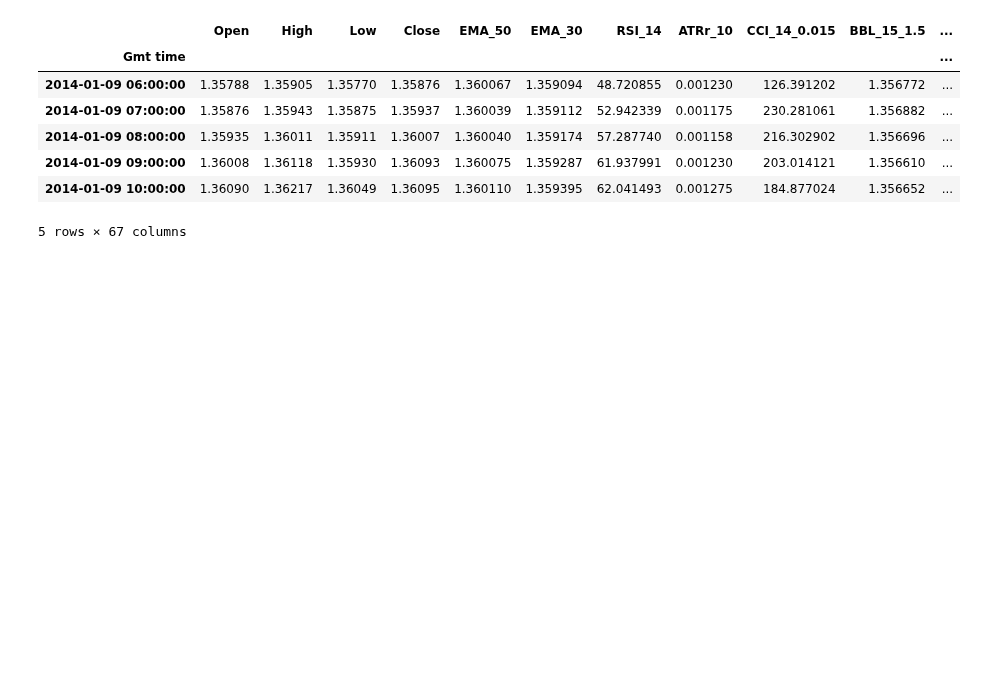
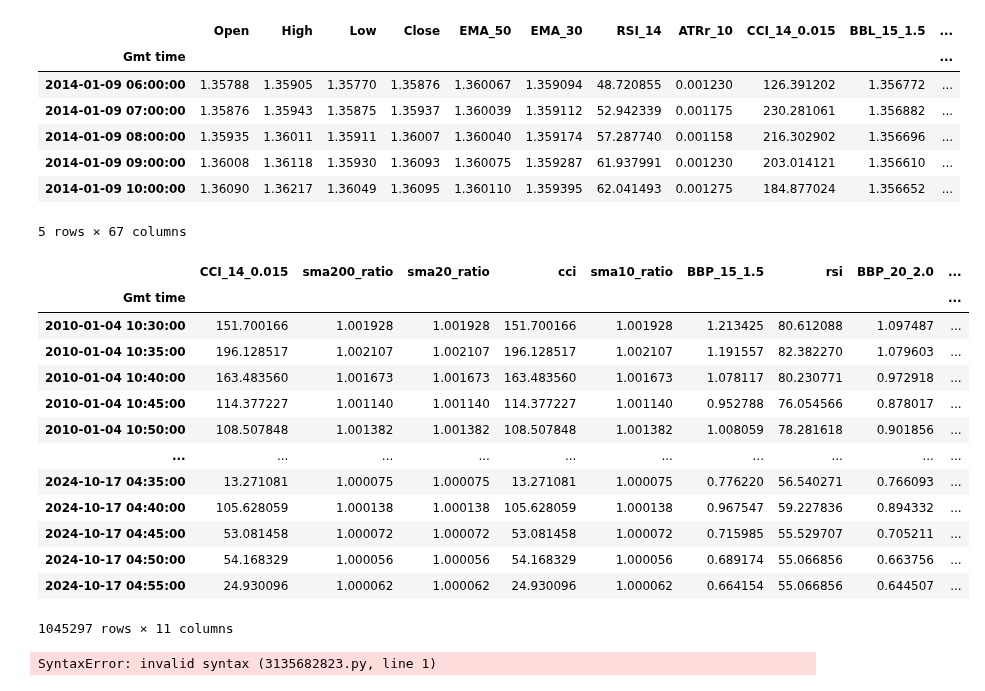
Before and after one commit to saeedeyvazy/forex, a Jupyter notebook: src/ML_Metatrader_Daily.ipynb, the cells around one changed output. Saved outputs shown, nothing was run; the diff lists cells and outputs as text; code cells hidden in the pictures; blank space fills up the shorter version.

```diff
--- a/src/ML_Metatrader_Daily.ipynb
+++ b/src/ML_Metatrader_Daily.ipynb
@@ -101,27 +108,3 @@ df = pd.concat([df, ichimoku_data[0]], axis=1)
-# %%
-df['prev_fast_sma'] = df['sma30'].shift(1)
-# %%
-from tqdm import tqdm
-import numpy as np
-
-def find_crossover(fast_sma, prev_fast_sma, slow_sma):
-
-    if fast_sma > slow_sma and prev_fast_sma < slow_sma:
-        return 1
-    elif fast_sma < slow_sma and prev_fast_sma > slow_sma:
-        return 2
-
-    return 0
-
-
-tqdm.pandas()
-df.reset_index(inplace=True)
-
-
-df['crossover'] = np.vectorize(find_crossover)(df['sma15'], df['prev_fast_sma'], df['sma50'])
-# %%
-df.reset_index(drop=True, inplace=True)
-df.set_index('Gmt time', inplace=True)
 # %%
 import numpy as np
 
@@ -168,7 +151,7 @@ classifiers = [
     # XGBClassifier(random_state = 42),
     # LGBMClassifier(random_state = 42),
     # AdaBoostClassifier(random_state = 42, n_estimators=45, algorithm='SAMME.R', learning_rate=1.03),
-    RandomForestClassifier(random_state = 42, max_depth=30,min_samples_leaf=20, n_estimators=7)
+    RandomForestClassifier(min_samples_split=70, max_depth=20, n_estimators=45)
 ]
 
 #  Iterating over classifiers in the list above, training, and evaluating them
@@ -358,3 +339,24 @@ acc score :  0.8948722854682866
 | 2014-01-09 09:00:00 | 1.36008 | 1.36118 | 1.35930 | 1.36093 | 1.360075 | 1.359287 | 61.937991 | 0.001230 | 203.014121 | 1.356610 | ... |
 | 2014-01-09 10:00:00 | 1.36090 | 1.36217 | 1.36049 | 1.36095 | 1.360110 | 1.359395 | 62.041493 | 0.001275 | 184.877024 | 1.356652 | ... |
 5 rows × 67 columns
+# %%
+df[feature_importances[feature_importances.Importance > .01].index]
+# %% [output]
+|  | CCI_14_0.015 | sma200_ratio | sma20_ratio | cci | sma10_ratio | BBP_15_1.5 | rsi | BBP_20_2.0 | ... |
+| Gmt time |  |  |  |  |  |  |  |  | ... |
+| 2010-01-04 10:30:00 | 151.700166 | 1.001928 | 1.001928 | 151.700166 | 1.001928 | 1.213425 | 80.612088 | 1.097487 | ... |
+| 2010-01-04 10:35:00 | 196.128517 | 1.002107 | 1.002107 | 196.128517 | 1.002107 | 1.191557 | 82.382270 | 1.079603 | ... |
+| 2010-01-04 10:40:00 | 163.483560 | 1.001673 | 1.001673 | 163.483560 | 1.001673 | 1.078117 | 80.230771 | 0.972918 | ... |
+| 2010-01-04 10:45:00 | 114.377227 | 1.001140 | 1.001140 | 114.377227 | 1.001140 | 0.952788 | 76.054566 | 0.878017 | ... |
+| 2010-01-04 10:50:00 | 108.507848 | 1.001382 | 1.001382 | 108.507848 | 1.001382 | 1.008059 | 78.281618 | 0.901856 | ... |
+| ... | ... | ... | ... | ... | ... | ... | ... | ... | ... |
+| 2024-10-17 04:35:00 | 13.271081 | 1.000075 | 1.000075 | 13.271081 | 1.000075 | 0.776220 | 56.540271 | 0.766093 | ... |
+| 2024-10-17 04:40:00 | 105.628059 | 1.000138 | 1.000138 | 105.628059 | 1.000138 | 0.967547 | 59.227836 | 0.894332 | ... |
+| 2024-10-17 04:45:00 | 53.081458 | 1.000072 | 1.000072 | 53.081458 | 1.000072 | 0.715985 | 55.529707 | 0.705211 | ... |
+| 2024-10-17 04:50:00 | 54.168329 | 1.000056 | 1.000056 | 54.168329 | 1.000056 | 0.689174 | 55.066856 | 0.663756 | ... |
+| 2024-10-17 04:55:00 | 24.930096 | 1.000062 | 1.000062 | 24.930096 | 1.000062 | 0.664154 | 55.066856 | 0.644507 | ... |
+1045297 rows × 11 columns
+# %%
+my = df[df.Target2  !=  1]
+# %% [output]
+SyntaxError: invalid syntax (3135682823.py, line 1)
```
Also changed, not shown: parts of 7 cells of this notebook.
